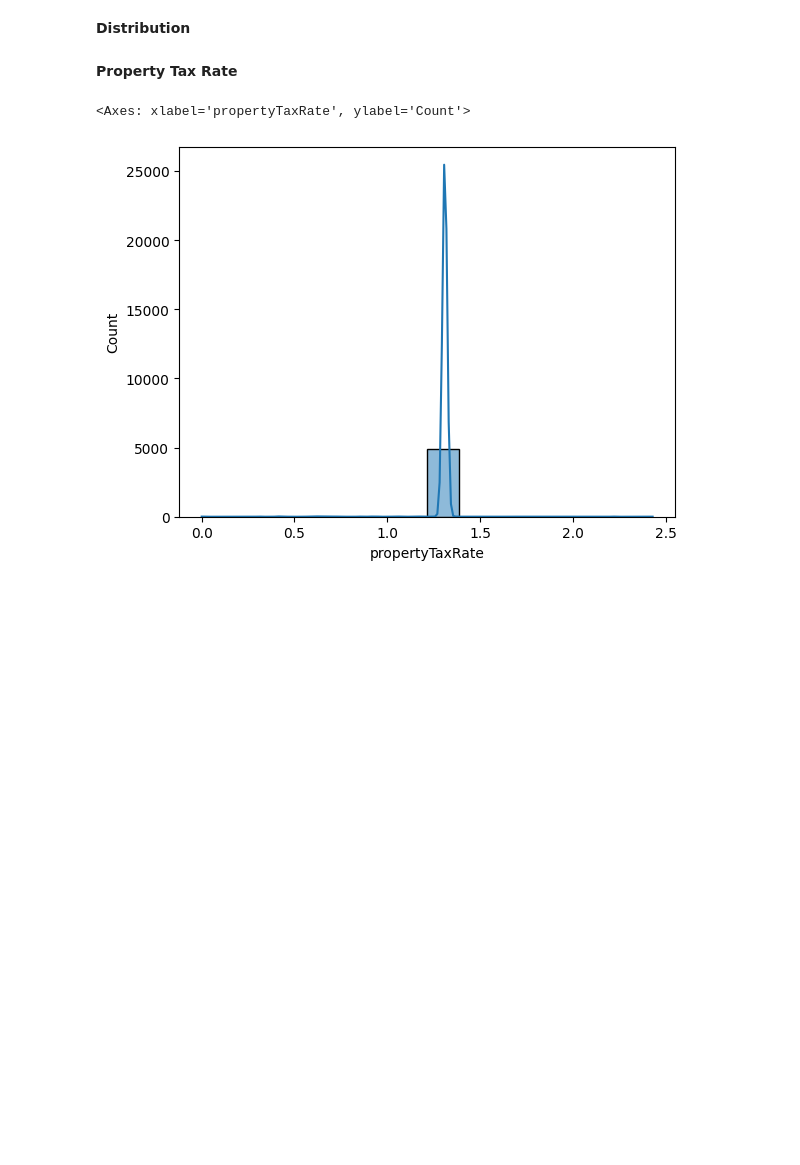
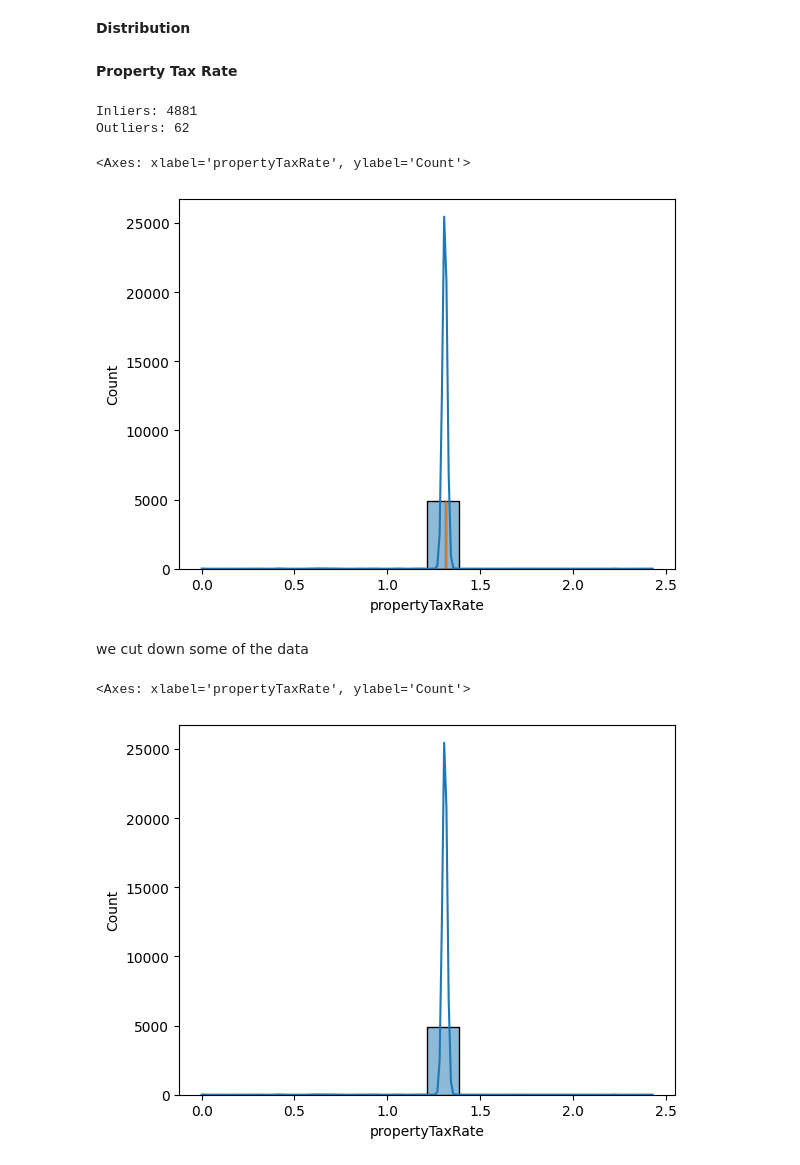
Before and after one commit to Jan-PhilipSchreiber/DeepLAdDA, a Jupyter notebook: 2AdDA/LectureHomework/DistributionHW/Regression_Zillow_HW.ipynb, the cells around one changed output. Drawn from its saved outputs; the diff is of its cells as text; code cells hidden in the pictures; blank space fills up the shorter version.

```diff
--- a/2AdDA/LectureHomework/DistributionHW/Regression_Zillow_HW.ipynb
+++ b/2AdDA/LectureHomework/DistributionHW/Regression_Zillow_HW.ipynb
@@ -78,6 +78,40 @@ df.head()
 #rentZestimate, livingArea, propertyTaxRate, bathrooms, bedrooms, price
 # %% [markdown]
 <b>Property Tax Rate</b>
+# %%
+target = "propertyTaxRate"
+
+# typical X/y split, choose target variable as needed
+X = df.drop([target], axis=1)
+y = df[target]
+
+ransac = RANSACRegressor(residual_threshold=np.std(y) * 1.5)
+ransac.fit(X, y)
+
+# now we have split the result into
+# inliers and outliers
+# inliers => good data, follows the distribution nicely
+# outliers => are far away from the main distribution
+# the ~-sign (tilde) in pandas DataFrames means "the opposite of"
+# so in this case => get everything from DataFrame EXCEPT the inliers
+inlier_mask = ransac.inlier_mask_
+outliers = df[~inlier_mask]
+inliers = df[inlier_mask]
+
+print(f"Inliers: {len(inliers)}")
+print(f"Outliers: {len(outliers)}")
+# %% [output]
+Inliers: 4881
+Outliers: 62
+# %%
+sns.histplot(data=df, x="propertyTaxRate", kde=True)
+
+sns.histplot(data=inliers, x="propertyTaxRate", kde=False)
+# %% [output]
+<Axes: xlabel='propertyTaxRate', ylabel='Count'>
+[figure, added]
+# %% [markdown]
+we cut down some of the data
 # %%
 sns.histplot(data=df, x="propertyTaxRate", kde=True)
 # %% [output]
```
Also changed, not shown: parts of 21 cells of this notebook.
